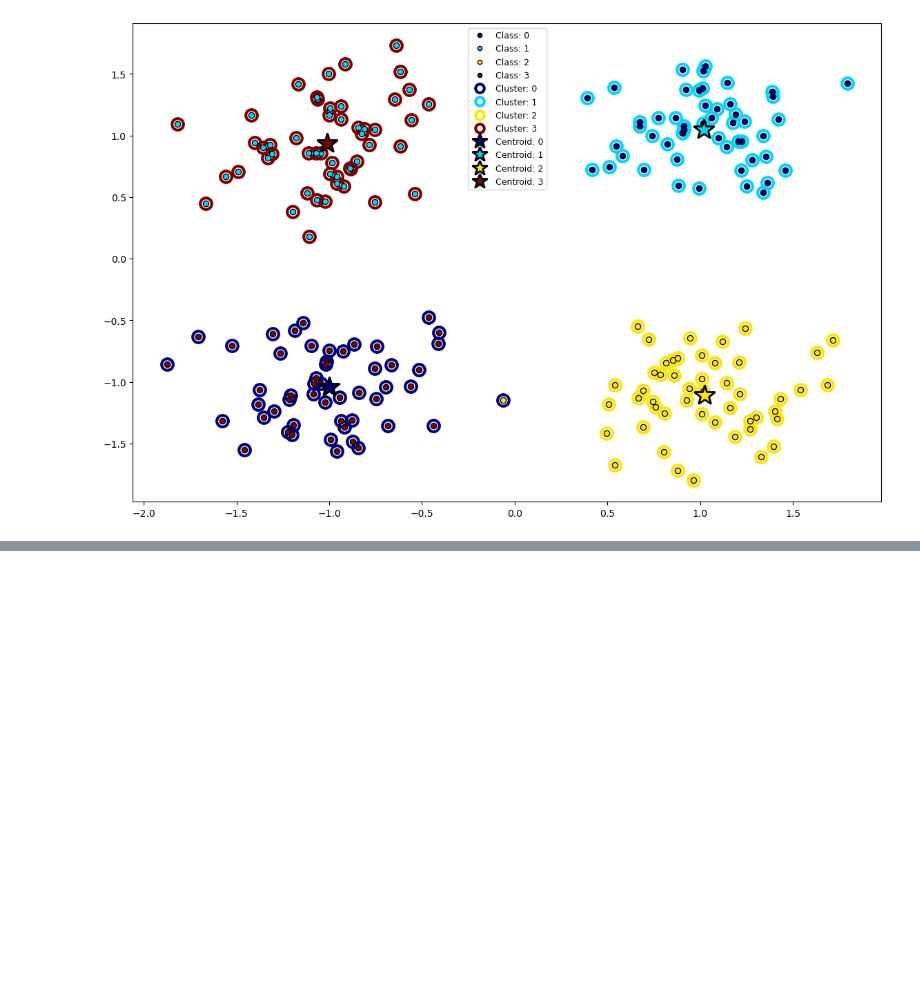
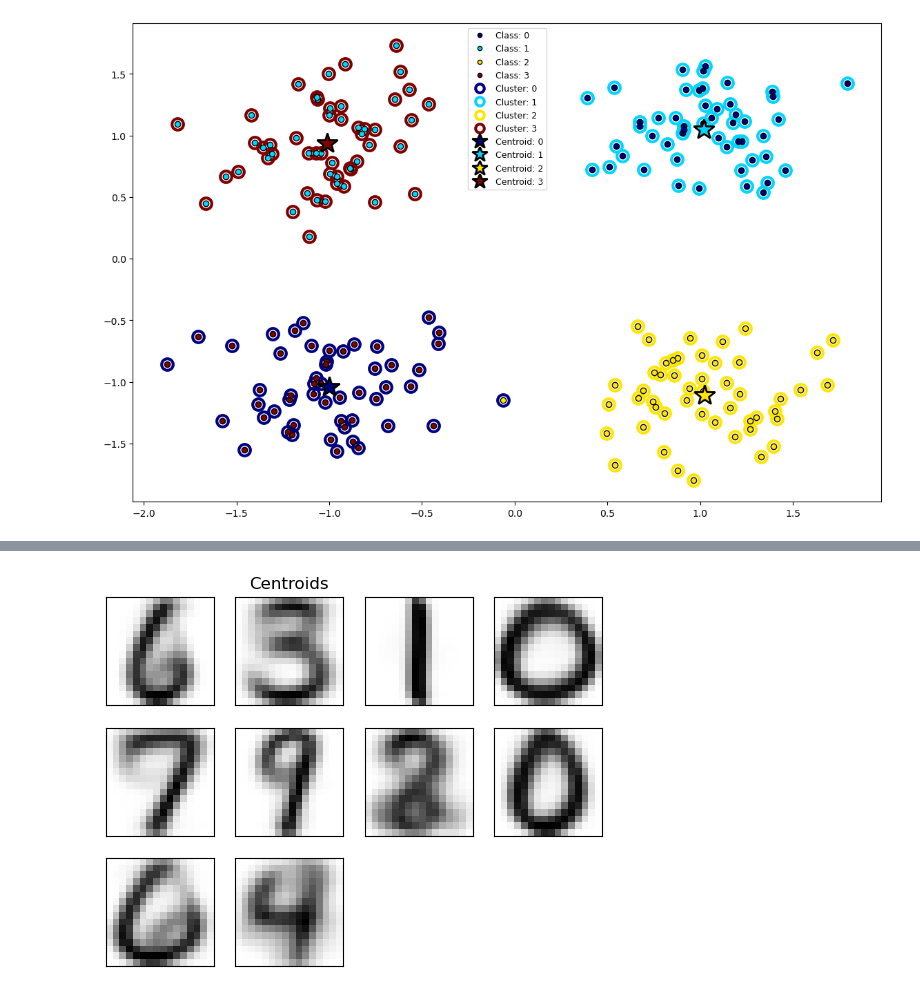
Before and after one commit to MonkeScripts/02450-ML, a Jupyter notebook: week10/ex10.ipynb, the cells around one changed output, grey strips where cells are left out. Saved outputs shown, nothing was run; the diff lists cells and outputs as text; code cells hidden in the pictures; blank space fills up the shorter version.

```diff
--- a/week10/ex10.ipynb
+++ b/week10/ex10.ipynb
@@ -35,0 +199,83 @@ plt.show()
+# %%
+# exercise 10_1_5
+import importlib_resources
+import numpy as np
+from matplotlib import pyplot as plt
+from scipy.io import loadmat
+from sklearn.cluster import k_means
+
+# filename = importlib_resources.files("dtuimldmtools").joinpath("data/wildfaces.mat")
+
+filename = importlib_resources.files("dtuimldmtools").joinpath("data/digits.mat") #<-- uncomment this for using the digits dataset
+# Load Matlab data file and extract variables of interest
+mat_data = loadmat(filename)
+
+
+X = mat_data["X"]
+N, M = X.shape
+
+# Image resolution and number of colors
+x = 16  # <-- change this for using the digits dataset
+y = 16  # <-- change this for using the digits dataset
+c = 1  # <-- change this for using the digits dataset
+
+# Number of clusters:
+K = 10
+
+# Number of repetitions with different initial centroid seeds
+S = 1
+
+# Run k-means clustering:
+centroids, cls, inertia = k_means(X, K, verbose=True, max_iter=100, n_init=S)
+
+
+# Plot results:
+
+# Plot centroids
+plt.figure(1)
+n1 = int(np.ceil(np.sqrt(K / 2)))
+n2 = int(np.ceil(float(K) / n1))
+
+# For black and white, cmap=plt.cm.binary, else default
+cmap = plt.cm.binary if c == 1 else None
+
+for k in range(K):
+    plt.subplot(n1, n2, k + 1)
+    # Reshape centroids to fit resolution and colors
+    img = np.reshape(centroids[k, :], (c, x, y)).T
+    if c == 1:  # if color is single-color/gray scale
+        # Squeeze out singleton dimension
+        # and flip the image (cancel out previos transpose)
+        img = np.squeeze(img).T
+    plt.imshow(img, interpolation="None", cmap=cmap)
+    plt.xticks([])
+    plt.yticks([])
+    if k == np.floor((n2 - 1) / 2):
+        plt.title("Centroids")
+
+# Plot few randomly selected faces and their nearest centroids
+L = 5  # number of images to plot
+j = np.random.randint(0, N, L)
+plt.figure(2)
+for l in range(L):
+    plt.subplot(2, L, l + 1)
+    img = np.resize(X[j[l], :], (c, x, y)).T
+    if c == 1:
+        img = np.squeeze(img).T
+    plt.imshow(img, interpolation="None", cmap=cmap)
+    plt.xticks([])
+    plt.yticks([])
+    if l == np.floor((L - 1) / 2):
+        plt.title("Randomly selected faces and their centroids")
+    plt.subplot(2, L, L + l + 1)
+    img = np.resize(centroids[cls[j[l]], :], (c, x, y)).T
+    if c == 1:
+        img = np.squeeze(img).T
+    plt.imshow(img, interpolation="None", cmap=cmap)
+    plt.xticks([])
+    plt.yticks([])
+
+plt.show()
+
+print("Ran Exercise 10.1.5")
+# %% [output]
@@ -35,0 +299 @@ plt.show()
+[figure, added]
```
Also changed, not shown: parts of 12 cells of this notebook, 12 other files.
